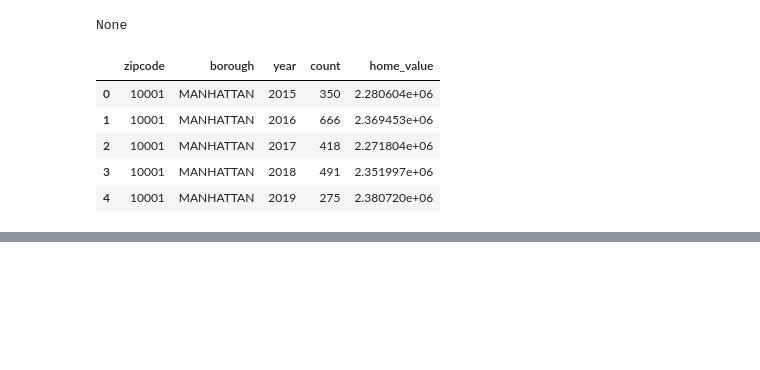
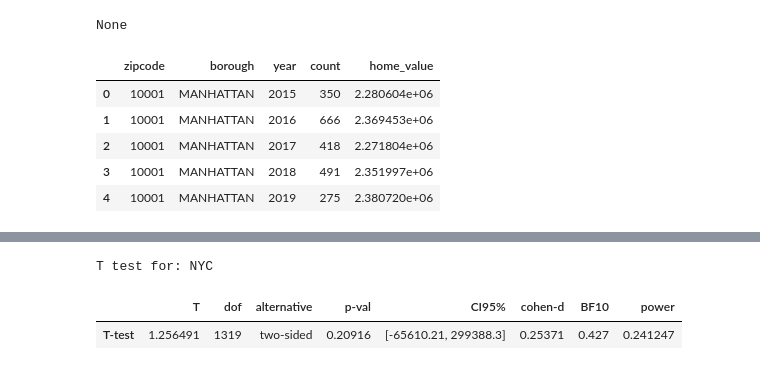
Before and after one commit to hpuma/Airbnb_Rental_Project, a Jupyter notebook: stats/nyc_home_values_eda.ipynb, the cells around one changed output, grey strips where cells are left out. Cells and saved outputs as stored; diff of their text form; code cells hidden in the pictures; blank space fills up the shorter version.

```diff
--- a/stats/nyc_home_values_eda.ipynb
+++ b/stats/nyc_home_values_eda.ipynb
@@ -80,0 +105,16 @@ plt.show()
+# %%
+# Generalized helper function to conduct t-test
+def conduct_boro_ttest(top_zipcodes, remaining_zipcodes, boro=None):
+    if boro:
+        top_zipcodes = top_zipcodes[top_zipcodes["borough"] == boro]
+        remaining_zipcodes = remaining_zipcodes[remaining_zipcodes["borough"] == boro]
+        print("T test for: {}".format(boro))
+    correction = True if boro != None else False
+    return pg.ttest(top_zipcodes["home_value"], remaining_zipcodes["home_value"], correction=False)
+# %%
+print("T test for: NYC")
+conduct_boro_ttest(top_zipcodes, remaining_zipcodes, None)
+# %% [output]
+T test for: NYC
+|  | T | dof | alternative | p-val | CI95% | cohen-d | BF10 | power |
+| T-test | 1.256491 | 1319 | two-sided | 0.20916 | [-65610.21, 299388.3] | 0.25371 | 0.427 | 0.241247 |
```
Also changed, not shown: parts of 18 cells of this notebook, 2 other files.
